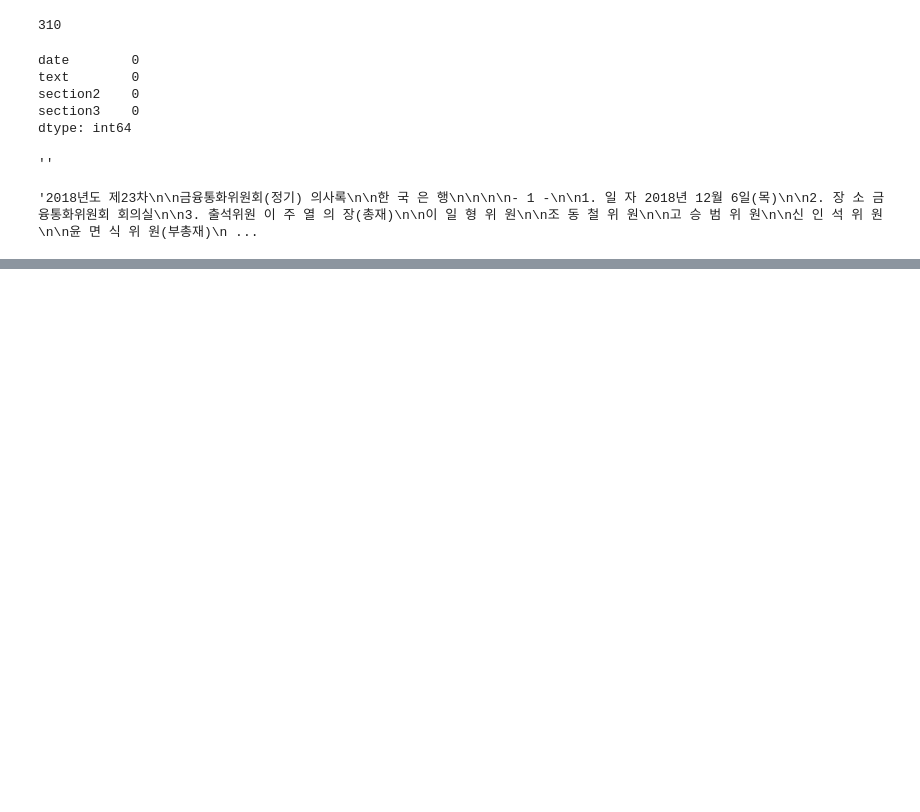
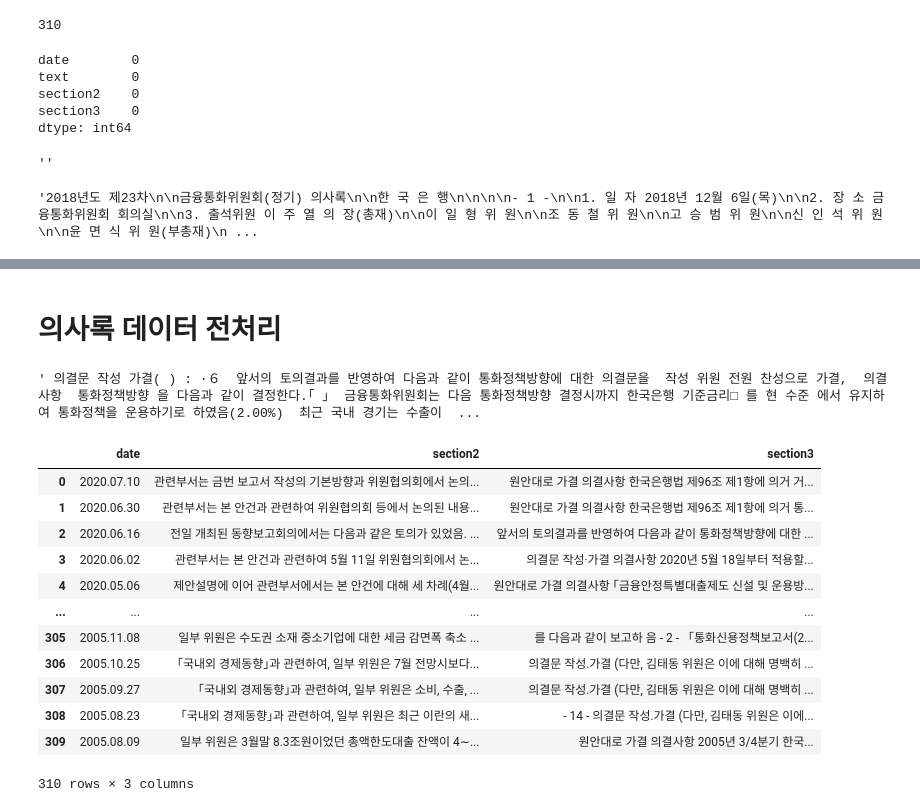
Before and after one commit to Dev-hottae/bok_project, a Jupyter notebook: bok_crawling/BOK_crawler.ipynb, the cells around one changed output, grey strips where cells are left out. Drawn from its saved outputs; the diff is of its cells as text; code cells hidden in the pictures; blank space fills up the shorter version.

```diff
--- a/bok_crawling/BOK_crawler.ipynb
+++ b/bok_crawling/BOK_crawler.ipynb
@@ -210,0 +252,39 @@ NameError: name 'dflkajsdlfjk' is not defined
+# %% [markdown]
+# 의사록 데이터 전처리
+# %%
+import random
+bok_datas['section3'][random.randint(0,310)]
+# %% [output]
+' 의결문 작성 가결( ) : ·６  앞서의 토의결과를 반영하여 다음과 같이 통화정책방향에 대한 의결문을  작성 위원 전원 찬성으로 가결,  의결사항  통화정책방향 을 다음과 같이 결정한다.｢ ｣  금융통화위원회는 다음 통화정책방향 결정시까지 한국은행 기준금리□ 를 현 수준 에서 유지하여 통화정책을 운용하기로 하였음(2.00%)  최근 국내 경기는 수출이  ...
+# %%
+# Section 2
+
+import re
+
+for se2 in bok_datas.iloc:
+    if type(se2['section2']) != type(np.nan):
+        se2.section2 = se2.section2.strip()
+        se2.section2 = re.sub('- [0-9]{1,2} -', '', se2.section2) # 페이지번호 삭제
+        se2.section2 = re.sub('\([３４５６７８９0-9 ]*\)', '', se2.section2) # Section 분리기준 삭제
+        se2.section2 = re.sub('\([가-힣]*\)', '', se2.section2) #가나다기호 삭제
+
+# '토의결론.*' # 맨 끝 제거
+# '관련부서는 ((?!보고하였음).)* 보고하였음\.'
+# '일부 위원은'
+# se2.replace('  ', '')
+
+bok_datas
+# %% [output]
+|  | date | section2 | section3 |
+| 0 | 2020.07.10 | 관련부서는 금번 보고서 작성의 기본방향과 위원협의회에서 논의... | 원안대로 가결 의결사항 한국은행법 제96조 제1항에 의거 거... |
+| 1 | 2020.06.30 | 관련부서는 본 안건과 관련하여 위원협의회 등에서 논의된 내용... | 원안대로 가결 의결사항 한국은행법 제96조 제1항에 의거 통... |
+| 2 | 2020.06.16 | 전일 개최된 동향보고회의에서는 다음과 같은 토의가 있었음. ... | 앞서의 토의결과를 반영하여 다음과 같이 통화정책방향에 대한 ... |
+| 3 | 2020.06.02 | 관련부서는 본 안건과 관련하여 5월 11일 위원협의회에서 논... | 의결문 작성·가결 의결사항 2020년 5월 18일부터 적용할... |
+| 4 | 2020.05.06 | 제안설명에 이어 관련부서에서는 본 안건에 대해 세 차례(4월... | 원안대로 가결 의결사항 ｢금융안정특별대출제도 신설 및 운용방... |
+| ... | ... | ... | ... |
+| 305 | 2005.11.08 | 일부 위원은 수도권 소재 중소기업에 대한 세금 감면폭 축소 ... | 를 다음과 같이 보고하 음 - 2 - 「통화신용정책보고서(2... |
+| 306 | 2005.10.25 | ｢국내외 경제동향｣과 관련하여, 일부 위원은 7월 전망시보다... | 의결문 작성․가결 (다만, 김태동 위원은 이에 대해 명백히 ... |
+| 307 | 2005.09.27 | ｢국내외 경제동향｣과 관련하여, 일부 위원은 소비, 수출, ... | 의결문 작성․가결 (다만, 김태동 위원은 이에 대해 명백히 ... |
+| 308 | 2005.08.23 | ｢국내외 경제동향｣과 관련하여, 일부 위원은 최근 이란의 새... | - 14 - 의결문 작성․가결 (다만, 김태동 위원은 이에... |
+| 309 | 2005.08.09 | 일부 위원은 3월말 8.3조원이었던 총액한도대출 잔액이 4∼... | 원안대로 가결 의결사항 2005년 3/4분기 한국... |
+310 rows × 3 columns
```
Also changed, not shown: parts of 22 cells of this notebook, 1 other file.
